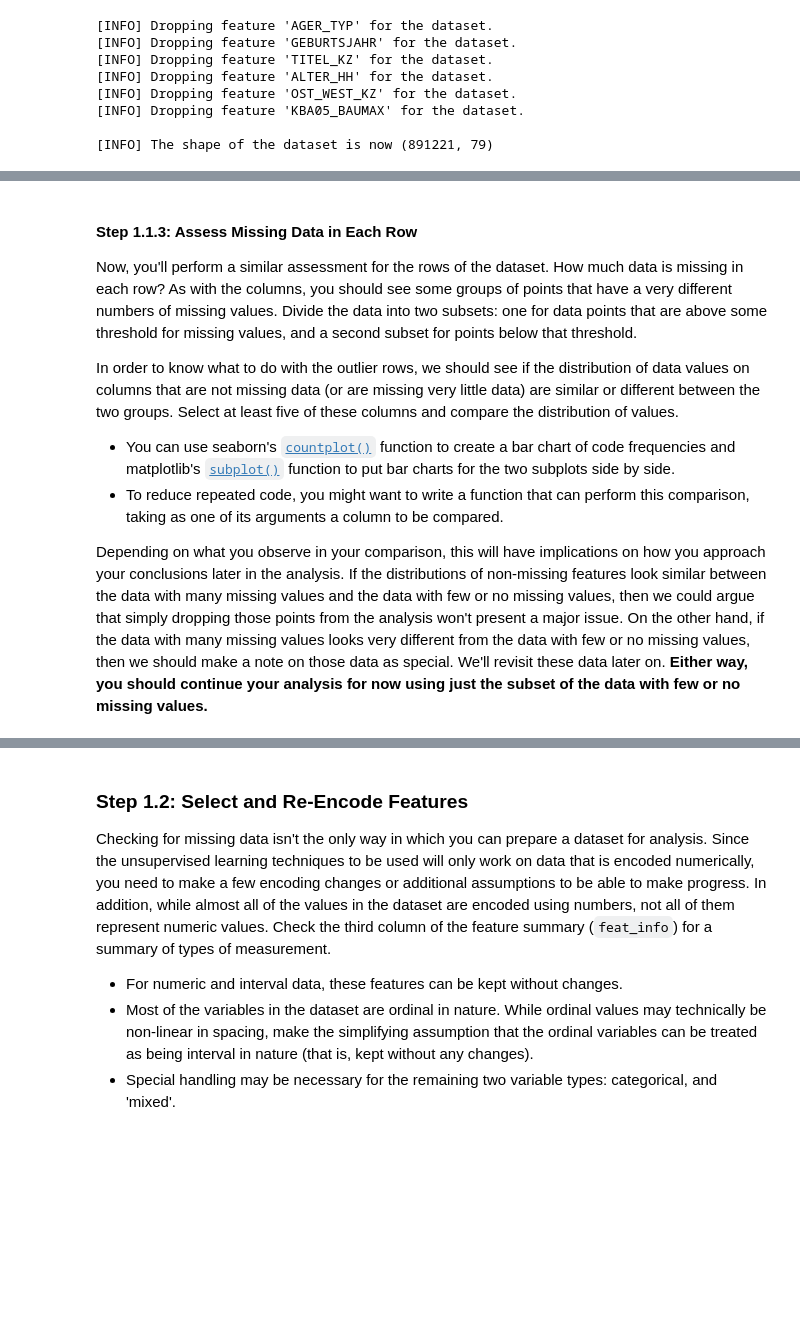
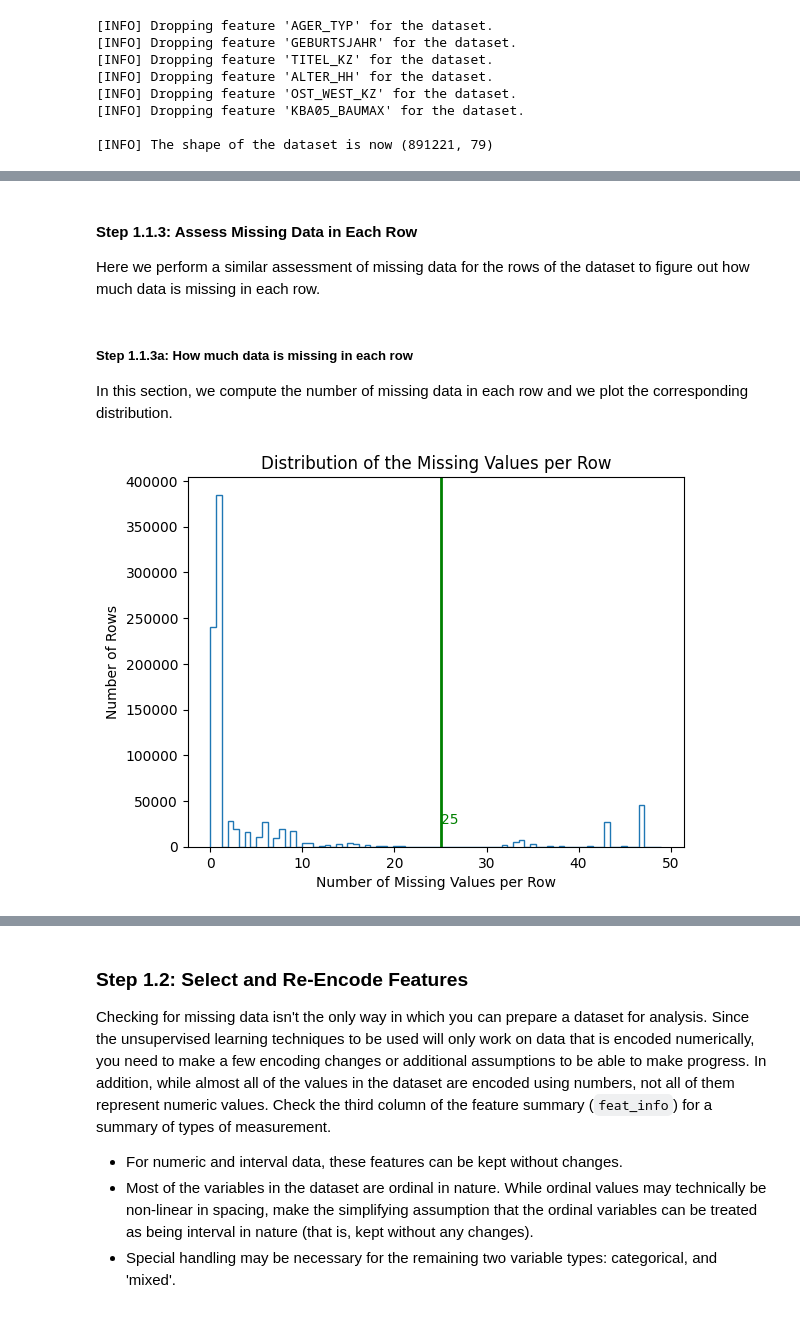
Before and after one commit to fab7/LESSONS-Unsupervised-Learning, a Jupyter notebook: project/Identify_Customer_Segments.ipynb, the cells around one changed output, grey strips where cells are left out. Drawn from its saved outputs; the diff is of its cells as text; code cells hidden in the pictures; blank space fills up the shorter version.

```diff
--- a/project/Identify_Customer_Segments.ipynb
+++ b/project/Identify_Customer_Segments.ipynb
@@ -236,7 +236,9 @@ def convert_missing_values_codes_to_nan(df, df_codes):
         df_codes (df): A dataframe containing the missing and unknown values stored as columns and per feature.
 
     Return:
-        Tow dataframes: 1) the processsed dataframe and 2) the number of missing values.
+        Two dataframes:
+          1) the processsed dataframe and
+          2) the number of missing values per column.
     """
 
     # Make a copy of the incoming dataframe
@@ -275,8 +277,9 @@ def convert_missing_values_codes_to_nan(df, df_codes):
             else:
                 count = df[feature].value_counts().get(str_code, 0)
                 if count > 0:
-                    # Replace any occurrence of this 'str_code' with NaN
-                    df_nan[feature].replace(str_code, np.nan, inplace=True)
+                    #OBSOLETE-20230804 Replace any occurrence of this 'str_code' with NaN
+                    #OBSOLETE-20230804 df_nan[feature].replace(str_code, np.nan, inplace=True)
+                    # Count but do not replace this occurrence now (we will handle it later)
                     feature_count += count
                 if VERBOSE > 2:
                     print(f"[INFO] {feature} has {count} occurrences of {str_code}")
@@ -381,10 +383,0 @@ With the 1st graph, we observer that a few features have a large amount of missi
-# %% [markdown]
-#### Step 1.1.3: Assess Missing Data in Each Row
-
-Now, you'll perform a similar assessment for the rows of the dataset. How much data is missing in each row? As with the columns, you should see some groups of points that have a very different numbers of missing values. Divide the data into two subsets: one for data points that are above some threshold for missing values, and a second subset for points below that threshold.
-
-In order to know what to do with the outlier rows, we should see if the distribution of data values on columns that are not missing data (or are missing very little data) are similar or different between the two groups. Select at least five of these columns and compare the distribution of values.
-- You can use seaborn's [`countplot()`](https://seaborn.pydata.org/generated/seaborn.countplot.html) function to create a bar chart of code frequencies and matplotlib's [`subplot()`](https://matplotlib.org/api/_as_gen/matplotlib.pyplot.subplot.html) function to put bar charts for the two subplots side by side.
-- To reduce repeated code, you might want to write a function that can perform this comparison, taking as one of its arguments a column to be compared.
-
-Depending on what you observe in your comparison, this will have implications on how you approach your conclusions later in the analysis. If the distributions of non-missing features look similar between the data with many missing values and the data with few or no missing values, then we could argue that simply dropping those points from the analysis won't present a major issue. On the other hand, if the data with many missing values looks very different from the data with few or no missing values, then we should make a note on those data as special. We'll revisit these data later on. **Either way, you should continue your analysis for now using just the subset of the data with few or no missing values.**
@@ -395,0 +384,24 @@ Depending on what you observe in your comparison, this will have implications on
+# %% [markdown]
+#### Step 1.1.3: Assess Missing Data in Each Row
+Here we perform a similar assessment of missing data for the rows of the dataset to figure out how much data is missing in each row.
+# %% [markdown]
+##### Step 1.1.3a: How much data is missing in each row
+In this section, we compute the number of missing data in each row and we plot the corresponding distribution.
+# %%
+# Compute the number of missing data in each row
+nans_per_row = azdias_nan_roc.isna().sum(axis=1)
+if VERBOSE > 2:
+    print(nans_per_row)
+
+# Let's plot the distribution of the number of missing values per row
+# to get a bettre grasp on the trend
+num_bins = azdias_nan_roc.shape[1]
+counts, bins = np.histogram(nans_per_row, bins=num_bins)
+plt.title(f"Distribution of the Missing Values per Row")
+plt.xlabel('Number of Missing Values per Row')
+plt.ylabel('Number of Rows')
+plt.stairs(counts, bins)
+plt.axvline(x=25, color='green', linewidth=2,)
+plt.text(x=25, y=25000, s=25, color='green')
+# %% [output]
+[figure, added]
```
Also changed, not shown: parts of 12 cells of this notebook.
